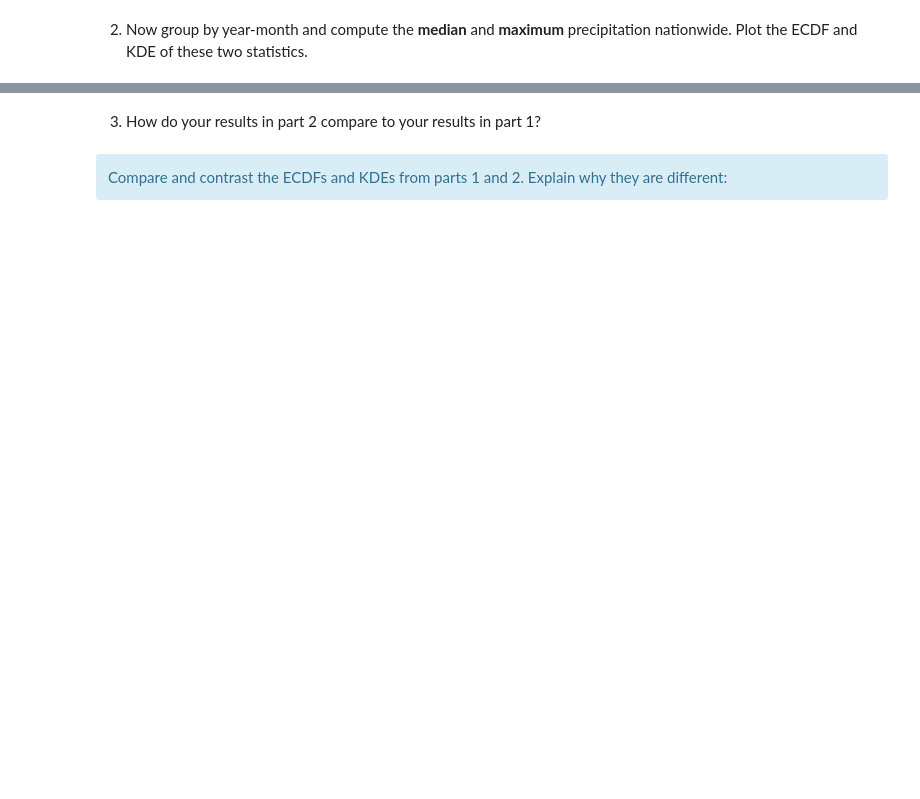
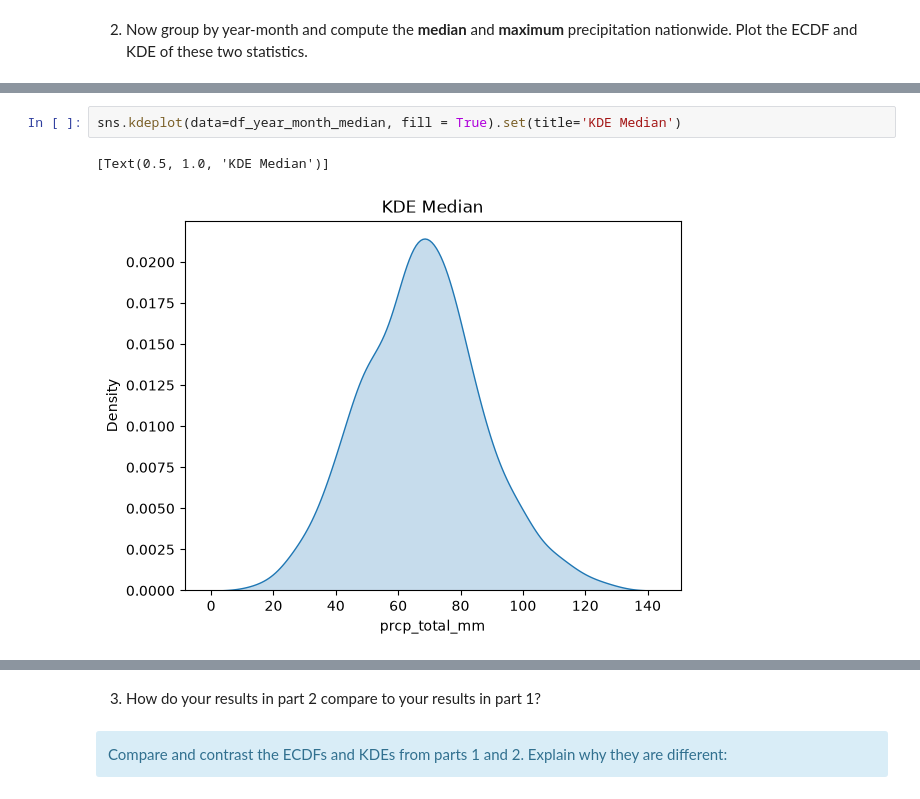
Before and after one commit to hdykens/UU_Lab_Repo, a Jupyter notebook: lab_05/lab_05.ipynb, the cells around one changed output, grey strips where cells are left out. Cells and saved outputs as stored; diff of their text form; blank space fills up the shorter version.

```diff
--- a/lab_05/lab_05.ipynb
+++ b/lab_05/lab_05.ipynb
@@ -126,0 +168,5 @@ df.head()
+# %%
+sns.kdeplot(data=df_year_month_median, fill = True).set(title='KDE Median')
+# %% [output]
+[Text(0.5, 1.0, 'KDE Median')]
+[figure, added]
```
Also changed, not shown: parts of 11 cells of this notebook.
